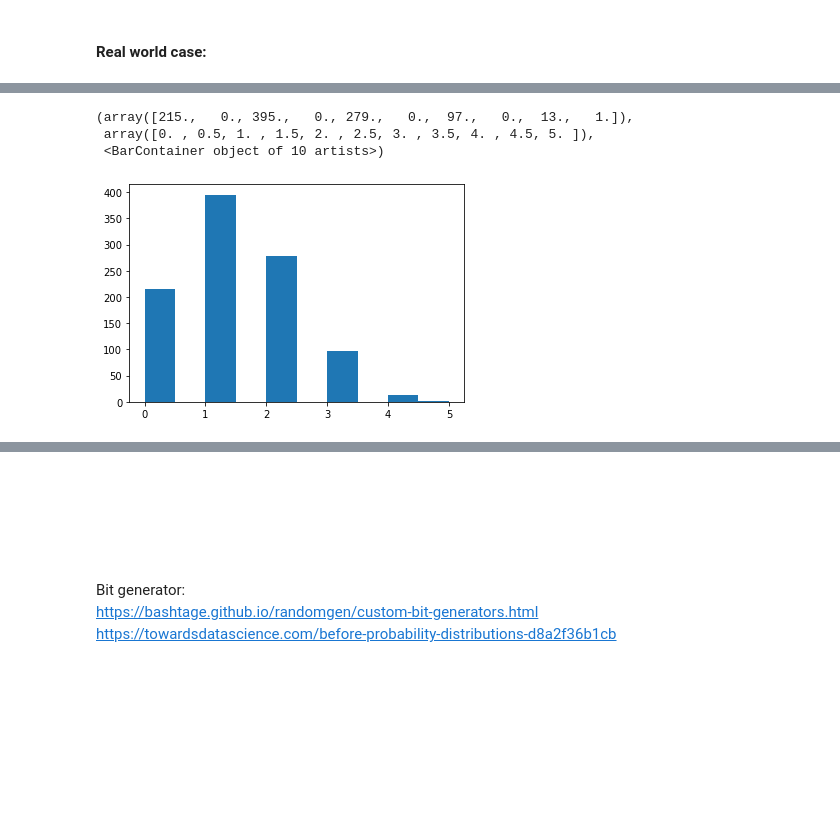
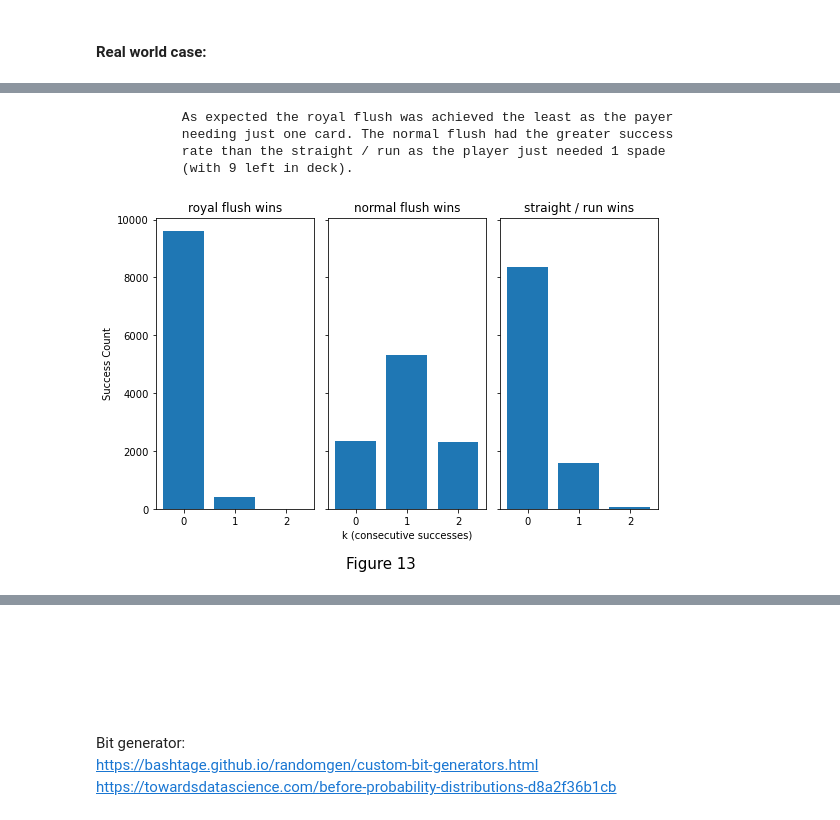
Before and after one commit to CiaranMoran27/playing_with_jupyter, a Jupyter notebook: numpy-random.ipynb, the cells around one changed output, grey strips where cells are left out. Drawn from its saved outputs; the diff is of its cells as text; code cells hidden in the pictures; blank space fills up the shorter version.

```diff
--- a/numpy-random.ipynb
+++ b/numpy-random.ipynb
@@ -762,19 +772,66 @@ print('\n{}                 Parameters for both sub plots:\n\
 # %%
-# random.hypergeometric(ngood, nbad, nsample, size=None)
-# ngood = spades = 13
-# nsample = sample size  = 5
-# nbad = sample size - ngood = 52 - 13 = 39
+# game scenario: texas holdem: 1 player***********************************************
+# model success count for a royal flush and or normal flush
 
-ngood, nbad, nsamp = 13, 39, 5
-# number of good, number of bad, and number of samples
-s = rng.hypergeometric(ngood, nbad, nsamp, 1000)
-from matplotlib.pyplot import hist
-hist(s)
+# player has 2 cards
+    # {ace : spades}, {king : spades}
+
+# 3 cards are dealt (flop)
+    # {queen : spades}, {jack : spades}, {2:hearts}
+
+# 2 cards to be dealt (river)
+
+nsample = 2
+nruns = 10000
+
+# x1 chance to draw  {10 : spades}
+ngood_royal_flush = 1
+nbad_royal_flush = 52 - ngood_royal_flush - 5
+
+# x9 chances to draw a spade
+ngood_normal_flush = (52 / 4) - 4
+nbad_normal_flush = 52 - ngood_normal_flush - 5
+
+# x4 chances to draw a 10
+ngood_run = 4
+nbad_run  = (52 - 4) - 5
+
+
+royal_flush = rng.hypergeometric(ngood_royal_flush, nbad_royal_flush , nsample, nruns)
+nromal_flush = rng.hypergeometric(ngood_normal_flush, ngood_normal_flush, nsample, nruns)
+nromal_run = rng.hypergeometric(ngood_run, nbad_run, nsample, nruns)
+
+x, royal_count = np.unique(royal_flush, return_counts = True)
+y, flush_count = np.unique(nromal_flush, return_counts = True)
+z, run_count = np.unique(nromal_run, return_counts = True)
+
+fig, (ax1, ax2, ax3) = plt.subplots(1, 3, figsize = (8, 5), sharex = True, sharey = True)
+plt.figtext(0.5, -0.05, 'Figure 13', wrap = True, horizontalalignment = 'center', fontsize = 15);
+
+ax1.bar(x, royal_count)
+ax2.bar(y, flush_count)
+ax3.bar(z, run_count)
+
+ax1.set_title('royal flush wins')
+ax2.set_title('normal flush wins')
+ax3.set_title('straight / run wins')
+ax2.set_xlabel('k (consecutive successes)')
+ax1.set_ylabel('Success Count')
+plt.tight_layout()
+
+
+# description for plot
+string_spacer = [' ' * 11 for i in range(5)]
+print('\n{}As expected the royal flush was achieved the least as the payer\n\
+{}needing just one card. The normal flush had the greater success \n\
+{}rate than the straight / run as the player just needed 1 spade\n\
+{}(with 9 left in deck).\n'.format(*string_spacer))
 # %% [output]
-(array([215.,   0., 395.,   0., 279.,   0.,  97.,   0.,  13.,   1.]),
- array([0. , 0.5, 1. , 1.5, 2. , 2.5, 3. , 3.5, 4. , 4.5, 5. ]),
- <BarContainer object of 10 artists>)
+           As expected the royal flush was achieved the least as the payer
+           needing just one card. The normal flush had the greater success
+           rate than the straight / run as the player just needed 1 spade
+           (with 9 left in deck).
-[figure, old version]
+[figure, new version]
 # %% [markdown]
 ### References
 
```
Also changed, not shown: parts of 21 cells of this notebook.
